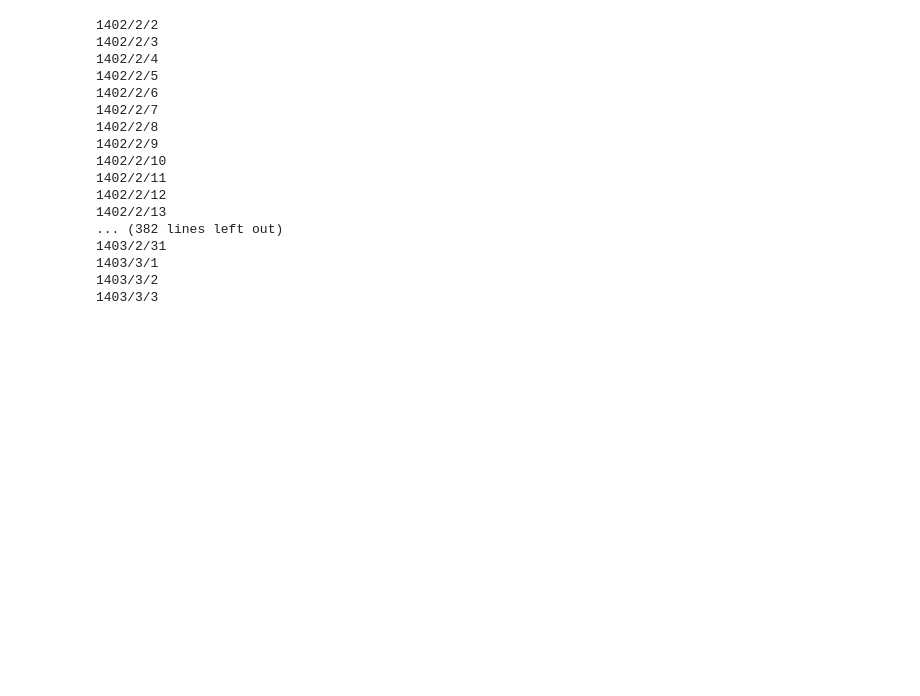
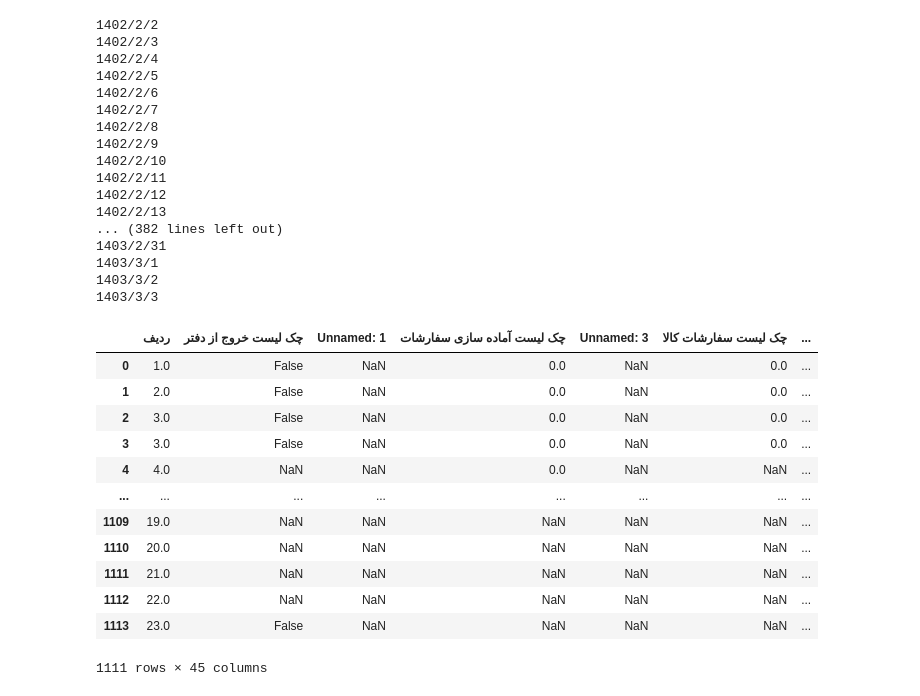
Before and after one commit to mammadbrazili/XAV, a Jupyter notebook: Report Vol2.ipynb, the cells around one changed output. Saved outputs shown, nothing was run; the diff lists cells and outputs as text; code cells hidden in the pictures; blank space fills up the shorter version.

```diff
--- a/Report Vol2.ipynb
+++ b/Report Vol2.ipynb
@@ -459,3 +459,58 @@ for date in date_range:
 1403/3/1
 1403/3/2
 1403/3/3
+# %%
+def convert_date(string):
+    splited = string.split(" ")
+    day = splited[-3]
+    month_string = splited[-2]
+    month = {"فروردین": 1, "اردیبهشت": 2, "خرداد": 3, "تیر": 4, "مرداد": 5, "شهریور": 6, "مهر": 7, "آبان": 8, "آذر": 9, "دی": 10, "بهمن": 11, "اسفند": 12}[month_string]
+    year = splited[-1]
+    return f"{year}/{month}/{day}"
+
+# Function to clean the dataframe
+def clean_dataframe(df):
+    df["ردیف"] = df["ردیف"].fillna(method="ffill")
+    df.dropna(subset=["نام محصول"], inplace=True)
+    df = df.set_index("ردیف").reset_index()
+    for i in df.index.to_list()[:-1]:
+        row = df.loc[i, "ردیف"]
+        next_row = df.loc[i+1, "ردیف"]
+        if next_row == row:
+            df.loc[i+1, ["تاریخ سفارش", "نام", "نام خانوادگی", "نام کافه", "شهر", "کد پیگیری"]] = df.loc[i, ["تاریخ سفارش", "نام", "نام خانوادگی", "نام کافه", "شهر", "کد پیگیری"]]
+    return df
+
+# Function to clean the dataframe based on date list
+def filter_and_clean_dataframe(df, date_list):
+    span_df = df[df["تاریخ سفارش"].isin(date_list)]
+    rows_to_delete = [i for i in span_df.index.to_list() if str(span_df.loc[i, "کد پیگیری"])[:4] in ["هدیه", "مصرف"] or str(span_df.loc[i, "نام"])[:4] in ["هدیه", "مصرف"]]
+    gifts_df = span_df.loc[rows_to_delete]
+    span_df = span_df.drop(rows_to_delete)
+    return span_df
+
+
+df = pd.concat(pd.read_excel("/Users/mohammad/Dropbox/XAV coffee works/XAV Revenue/Excels/1403/بهار 1403/03 - خرداد/سفارشات کالا خرداد 1403.xlsx", sheet_name=None), ignore_index=True)
+
+df = clean_dataframe(df)
+df.dropna(subset=["تاریخ سفارش", "تعداد"], inplace=True)
+for i in df.index.to_list():
+    try:
+        df.loc[i,"تاریخ سفارش"] = convert_date(df.loc[i,"تاریخ سفارش"])
+    except:
+        continue
+
+df
+# %% [output]
+|  | ردیف | چک لیست خروج از دفتر | Unnamed: 1 | چک لیست آماده سازی سفارشات | Unnamed: 3 | چک لیست سفارشات کالا | ... |
+| 0 | 1.0 | False | NaN | 0.0 | NaN | 0.0 | ... |
+| 1 | 2.0 | False | NaN | 0.0 | NaN | 0.0 | ... |
+| 2 | 3.0 | False | NaN | 0.0 | NaN | 0.0 | ... |
+| 3 | 3.0 | False | NaN | 0.0 | NaN | 0.0 | ... |
+| 4 | 4.0 | NaN | NaN | 0.0 | NaN | NaN | ... |
+| ... | ... | ... | ... | ... | ... | ... | ... |
+| 1109 | 19.0 | NaN | NaN | NaN | NaN | NaN | ... |
+| 1110 | 20.0 | NaN | NaN | NaN | NaN | NaN | ... |
+| 1111 | 21.0 | NaN | NaN | NaN | NaN | NaN | ... |
+| 1112 | 22.0 | NaN | NaN | NaN | NaN | NaN | ... |
+| 1113 | 23.0 | False | NaN | NaN | NaN | NaN | ... |
+1111 rows × 45 columns
```
Also changed, not shown: parts of 1 cell of this notebook.
